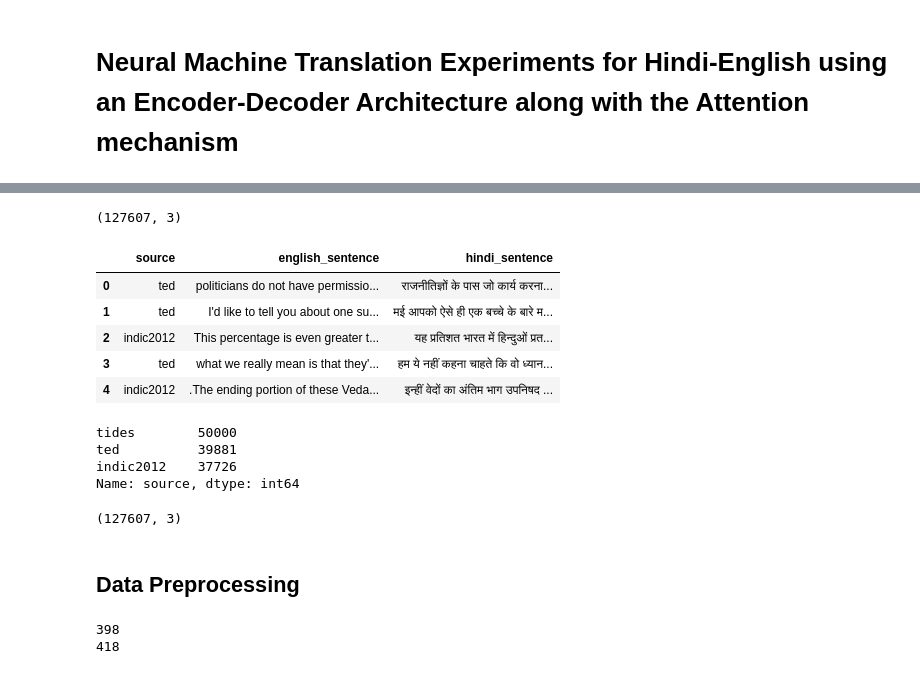
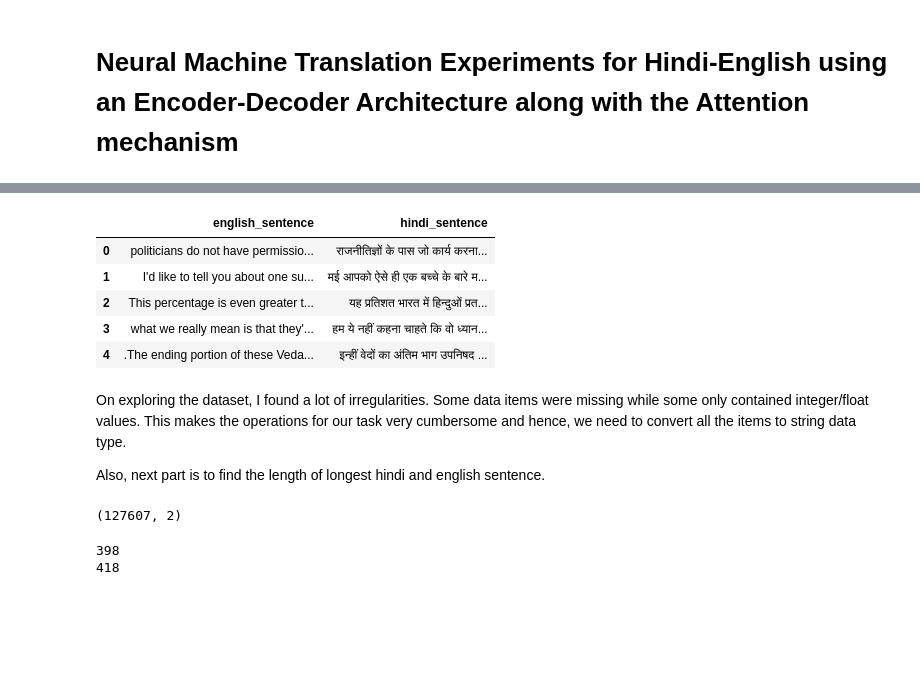
Before and after one commit to shreayan98c/Attention-Eng-Hin-NMT, a Jupyter notebook: attention-transformer.ipynb, the cells around one changed output, grey strips where cells are left out. Cells and saved outputs as stored; diff of their text form; code cells hidden in the pictures; blank space fills up the shorter version.

```diff
--- a/attention-transformer.ipynb
+++ b/attention-transformer.ipynb
@@ -30,6 +27,0 @@ Using TensorFlow backend.
-# %%
-# Reading data
-data = pd.read_csv('hi_en_corpus.csv')
-data.shape
-# %% [output]
-(127607, 3)
@@ -36,27 +31,23 @@ data.shape
+# %%
+# Reading data
+df = pd.read_excel('gdrive/My Drive/Hi-En-Parallel_Corpus.xlsx')
 # %%
-data.head()
+df.head()
 # %% [output]
-|  | source | english_sentence | hindi_sentence |
-| 0 | ted | politicians do not have permissio... | राजनीतिज्ञों के पास जो कार्य करना... |
-| 1 | ted | I'd like to tell you about one su... | मई आपको ऐसे ही एक बच्चे के बारे म... |
-| 2 | indic2012 | This percentage is even greater t... | यह प्रतिशत भारत में हिन्दुओं प्रत... |
-| 3 | ted | what we really mean is that they'... | हम ये नहीं कहना चाहते कि वो ध्यान... |
-| 4 | indic2012 | .The ending portion of these Veda... | इन्हीं वेदों का अंतिम भाग उपनिषद ... |
+|  | english_sentence | hindi_sentence |
+| 0 | politicians do not have permissio... | राजनीतिज्ञों के पास जो कार्य करना... |
+| 1 | I'd like to tell you about one su... | मई आपको ऐसे ही एक बच्चे के बारे म... |
+| 2 | This percentage is even greater t... | यह प्रतिशत भारत में हिन्दुओं प्रत... |
+| 3 | what we really mean is that they'... | हम ये नहीं कहना चाहते कि वो ध्यान... |
+| 4 | .The ending portion of these Veda... | इन्हीं वेदों का अंतिम भाग उपनिषद ... |
-# %%
-data['source'].value_counts()
-# %% [output]
-tides        50000
-ted          39881
-indic2012    37726
-Name: source, dtype: int64
-# %%
-data.shape
-# %% [output]
-(127607, 3)
-# %% [markdown]
-## Data Preprocessing
+# %% [markdown]
+On exploring the dataset, I found a lot of irregularities. Some data items were missing while some only contained integer/float values. This makes the operations for our task very cumbersome and hence, we need to convert all the items to string data type.
+
+Also, next part is to find the length of longest hindi and english sentence.
 # %%
-# Converting null data from float to string
-data['english_sentence'] = data['english_sentence'].astype(str)
-data['hindi_sentence'] = data['hindi_sentence'].astype(str)
+df['english_sentence'] = df['english_sentence'].astype(str)
+df['hindi_sentence'] = df['hindi_sentence'].astype(str)
+df.shape
+# %% [output]
+(127607, 2)
 # %%
```
Also changed, not shown: parts of 49 cells of this notebook.
